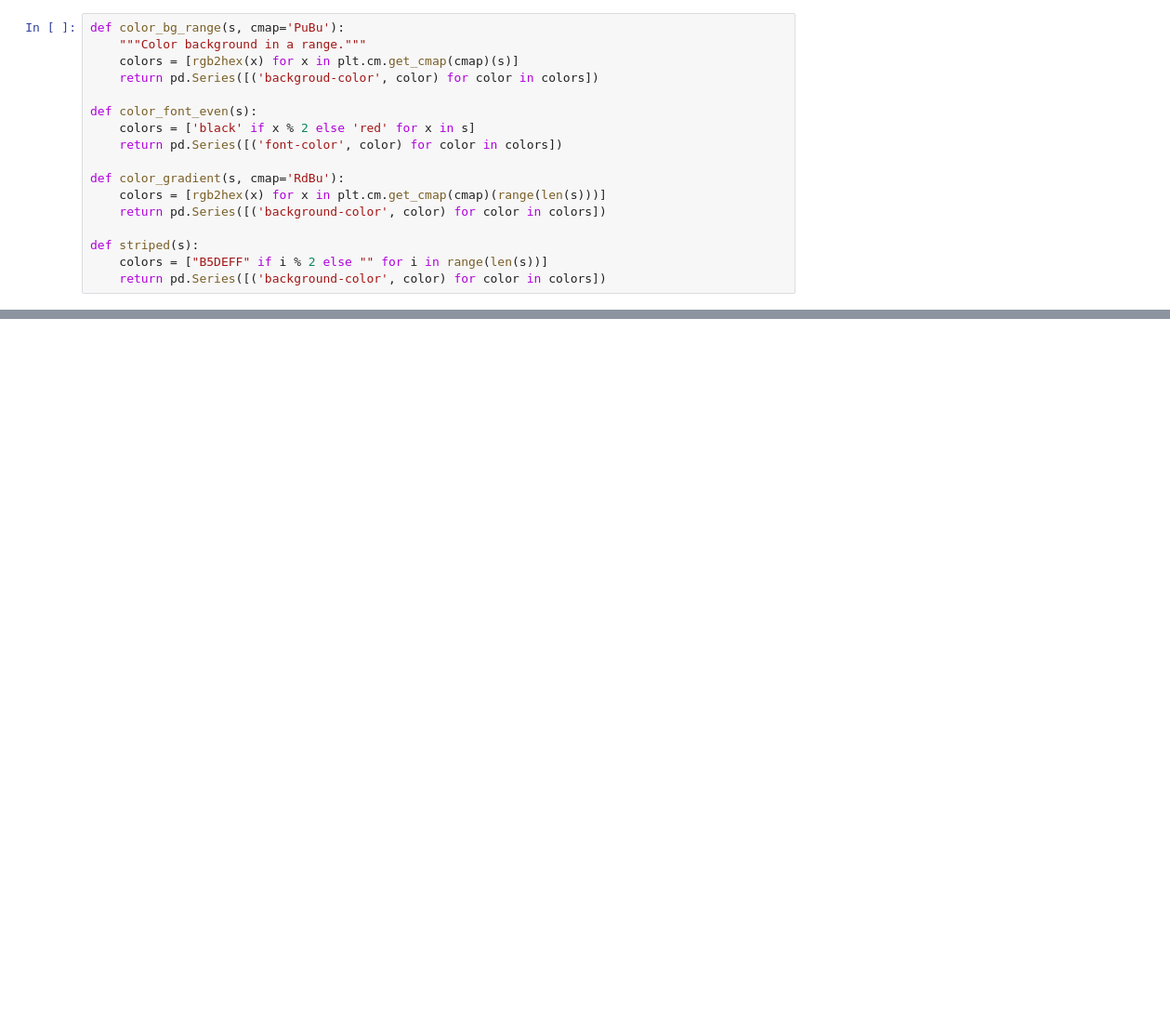
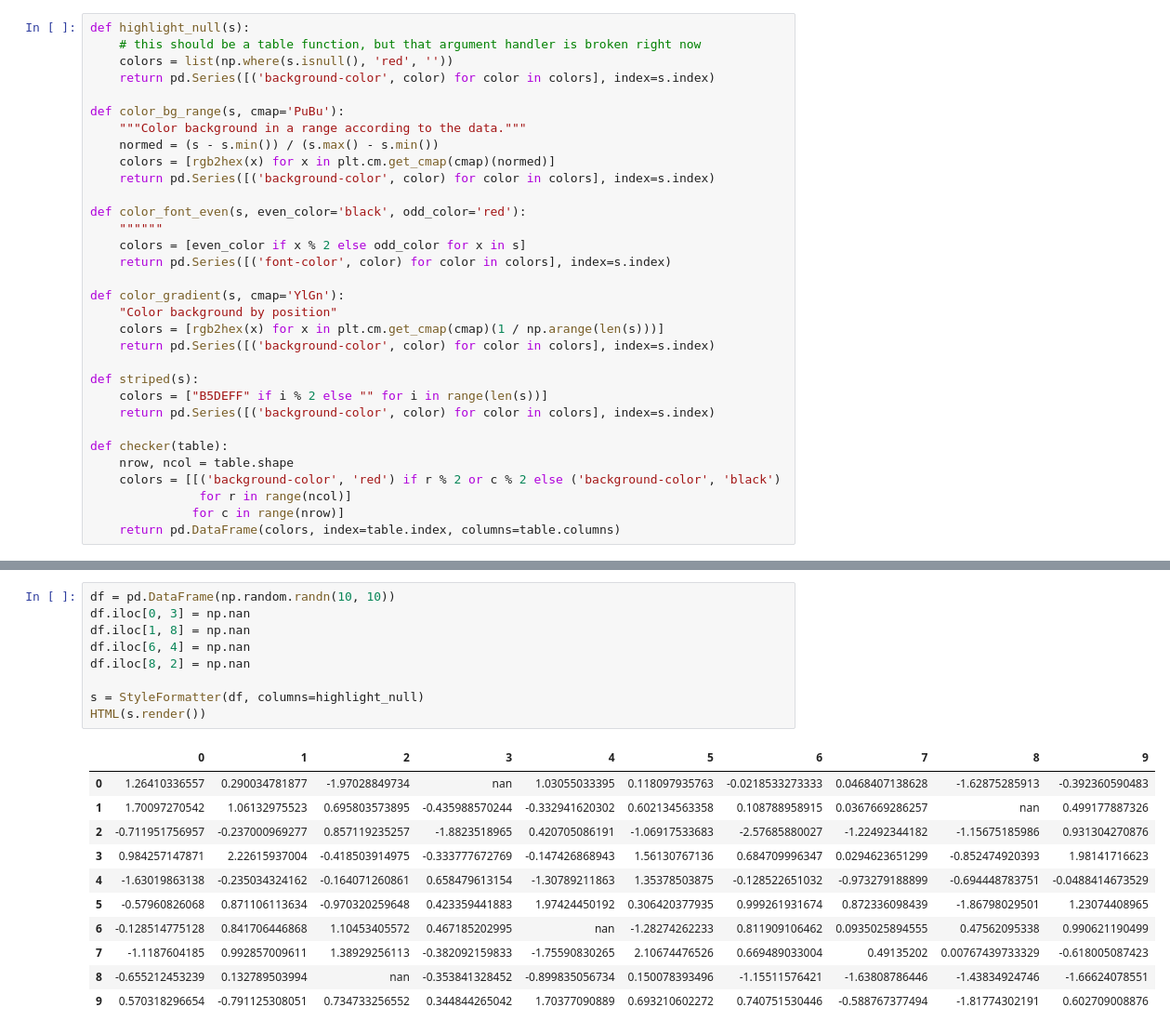
Before and after one commit to TomAugspurger/pandas, a Jupyter notebook: style.ipynb, the cells around one changed output, grey strips where cells are left out. Shown at 93% size. Drawn from its saved outputs; the diff is of its cells as text; blank space fills up the shorter version.

```diff
--- a/style.ipynb
+++ b/style.ipynb
@@ -128,17 +76,32 @@ def _build_styles(self, rows=None, columns=None, frame=None):
 # %%
+def highlight_null(s):
+    # this should be a table function, but that argument handler is broken right now
+    colors = list(np.where(s.isnull(), 'red', ''))
+    return pd.Series([('background-color', color) for color in colors], index=s.index)
+
 def color_bg_range(s, cmap='PuBu'):
-    """Color background in a range."""
-    colors = [rgb2hex(x) for x in plt.cm.get_cmap(cmap)(s)]
-    return pd.Series([('backgroud-color', color) for color in colors])
+    """Color background in a range according to the data."""
+    normed = (s - s.min()) / (s.max() - s.min())
+    colors = [rgb2hex(x) for x in plt.cm.get_cmap(cmap)(normed)]
+    return pd.Series([('background-color', color) for color in colors], index=s.index)
 
-def color_font_even(s):
-    colors = ['black' if x % 2 else 'red' for x in s]
-    return pd.Series([('font-color', color) for color in colors])
+def color_font_even(s, even_color='black', odd_color='red'):
+    """"""
+    colors = [even_color if x % 2 else odd_color for x in s]
+    return pd.Series([('font-color', color) for color in colors], index=s.index)
 
-def color_gradient(s, cmap='RdBu'):
-    colors = [rgb2hex(x) for x in plt.cm.get_cmap(cmap)(range(len(s)))]
-    return pd.Series([('background-color', color) for color in colors])
+def color_gradient(s, cmap='YlGn'):
+    "Color background by position"
+    colors = [rgb2hex(x) for x in plt.cm.get_cmap(cmap)(1 / np.arange(len(s)))]
+    return pd.Series([('background-color', color) for color in colors], index=s.index)
 
 def striped(s):
     colors = ["B5DEFF" if i % 2 else "" for i in range(len(s))]
-    return pd.Series([('background-color', color) for color in colors])
+    return pd.Series([('background-color', color) for color in colors], index=s.index)
+
+def checker(table):
+    nrow, ncol = table.shape
+    colors = [[('background-color', 'red') if r % 2 or c % 2 else ('background-color', 'black')
+               for r in range(ncol)]
+              for c in range(nrow)]
+    return pd.DataFrame(colors, index=table.index, columns=table.columns)
@@ -495,0 +144,21 @@ And finally, a heatmap based on values
+# %%
+df = pd.DataFrame(np.random.randn(10, 10))
+df.iloc[0, 3] = np.nan
+df.iloc[1, 8] = np.nan
+df.iloc[6, 4] = np.nan
+df.iloc[8, 2] = np.nan
+
+s = StyleFormatter(df, columns=highlight_null)
+HTML(s.render())
+# %% [output]
+|  | 0 | 1 | 2 | 3 | 4 | 5 | 6 | 7 | 8 | 9 |
+| 0 | 1.26410336557 | 0.290034781877 | -1.97028849734 | nan | 1.03055033395 | 0.118097935763 | -0.0218533273333 | 0.0468407138628 | -1.62875285913 | -0.392360590483 |
+| 1 | 1.70097270542 | 1.06132975523 | 0.695803573895 | -0.435988570244 | -0.332941620302 | 0.602134563358 | 0.108788958915 | 0.0367669286257 | nan | 0.499177887326 |
+| 2 | -0.711951756957 | -0.237000969277 | 0.857119235257 | -1.8823518965 | 0.420705086191 | -1.06917533683 | -2.57685880027 | -1.22492344182 | -1.15675185986 | 0.931304270876 |
+| 3 | 0.984257147871 | 2.22615937004 | -0.418503914975 | -0.333777672769 | -0.147426868943 | 1.56130767136 | 0.684709996347 | 0.0294623651299 | -0.852474920393 | 1.98141716623 |
+| 4 | -1.63019863138 | -0.235034324162 | -0.164071260861 | 0.658479613154 | -1.30789211863 | 1.35378503875 | -0.128522651032 | -0.973279188899 | -0.694448783751 | -0.0488414673529 |
+| 5 | -0.57960826068 | 0.871106113634 | -0.970320259648 | 0.423359441883 | 1.97424450192 | 0.306420377935 | 0.999261931674 | 0.872336098439 | -1.86798029501 | 1.23074408965 |
+| 6 | -0.128514775128 | 0.841706446868 | 1.10453405572 | 0.467185202995 | nan | -1.28274262233 | 0.811909106462 | 0.0935025894555 | 0.47562095338 | 0.990621190499 |
+| 7 | -1.1187604185 | 0.992857009611 | 1.38929256113 | -0.382092159833 | -1.75590830265 | 2.10674476526 | 0.669489033004 | 0.49135202 | 0.00767439733329 | -0.618005087423 |
+| 8 | -0.655212453239 | 0.132789503994 | nan | -0.353841328452 | -0.899835056734 | 0.150078393496 | -1.15511576421 | -1.63808786446 | -1.43834924746 | -1.66624078551 |
+| 9 | 0.570318296654 | -0.791125308051 | 0.734733256552 | 0.344844265042 | 1.70377090889 | 0.693210602272 | 0.740751530446 | -0.588767377494 | -1.81774302191 | 0.602709008876 |
```
Also changed, not shown: parts of 24 cells of this notebook.
